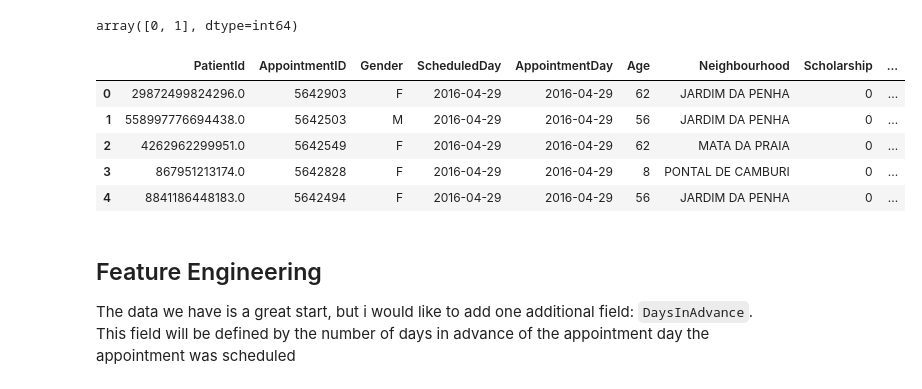
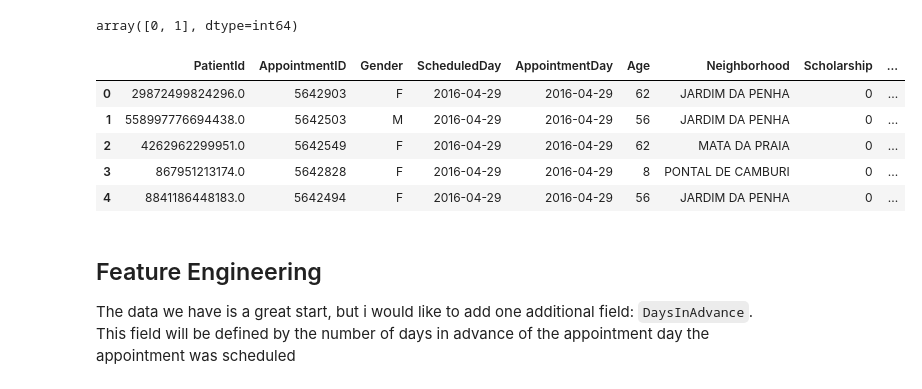
Before and after one commit to SeraphDev6/Investigate-a-Dataset, a Jupyter notebook: Investigating_causes_of_missed_appoinments.ipynb, the cells around one changed output. Cells and saved outputs as stored; diff of their text form; code cells hidden in the pictures.

```diff
--- a/Investigating_causes_of_missed_appoinments.ipynb
+++ b/Investigating_causes_of_missed_appoinments.ipynb
@@ -292,11 +292,11 @@ df["No-show"].unique()
 array([0, 1], dtype=int64)
 # %%
 df.columns =['PatientId', 'AppointmentID', 'Gender', 'ScheduledDay',
-       'AppointmentDay', 'Age', 'Neighbourhood', 'Scholarship', 'Hypertension',
+       'AppointmentDay', 'Age', 'Neighborhood', 'Scholarship', 'Hypertension',
        'Diabetes', 'Alcoholism', 'Handicap', 'SMS_received', 'No-show']
 df.head()
 # %% [output]
-|  | PatientId | AppointmentID | Gender | ScheduledDay | AppointmentDay | Age | Neighbourhood | Scholarship | ... |
+|  | PatientId | AppointmentID | Gender | ScheduledDay | AppointmentDay | Age | Neighborhood | Scholarship | ... |
 | 0 | 29872499824296.0 | 5642903 | F | 2016-04-29 | 2016-04-29 | 62 | JARDIM DA PENHA | 0 | ... |
 | 1 | 558997776694438.0 | 5642503 | M | 2016-04-29 | 2016-04-29 | 56 | JARDIM DA PENHA | 0 | ... |
 | 2 | 4262962299951.0 | 5642549 | F | 2016-04-29 | 2016-04-29 | 62 | MATA DA PRAIA | 0 | ... |
```
Also changed, not shown: parts of 16 cells of this notebook, 1 other file.
